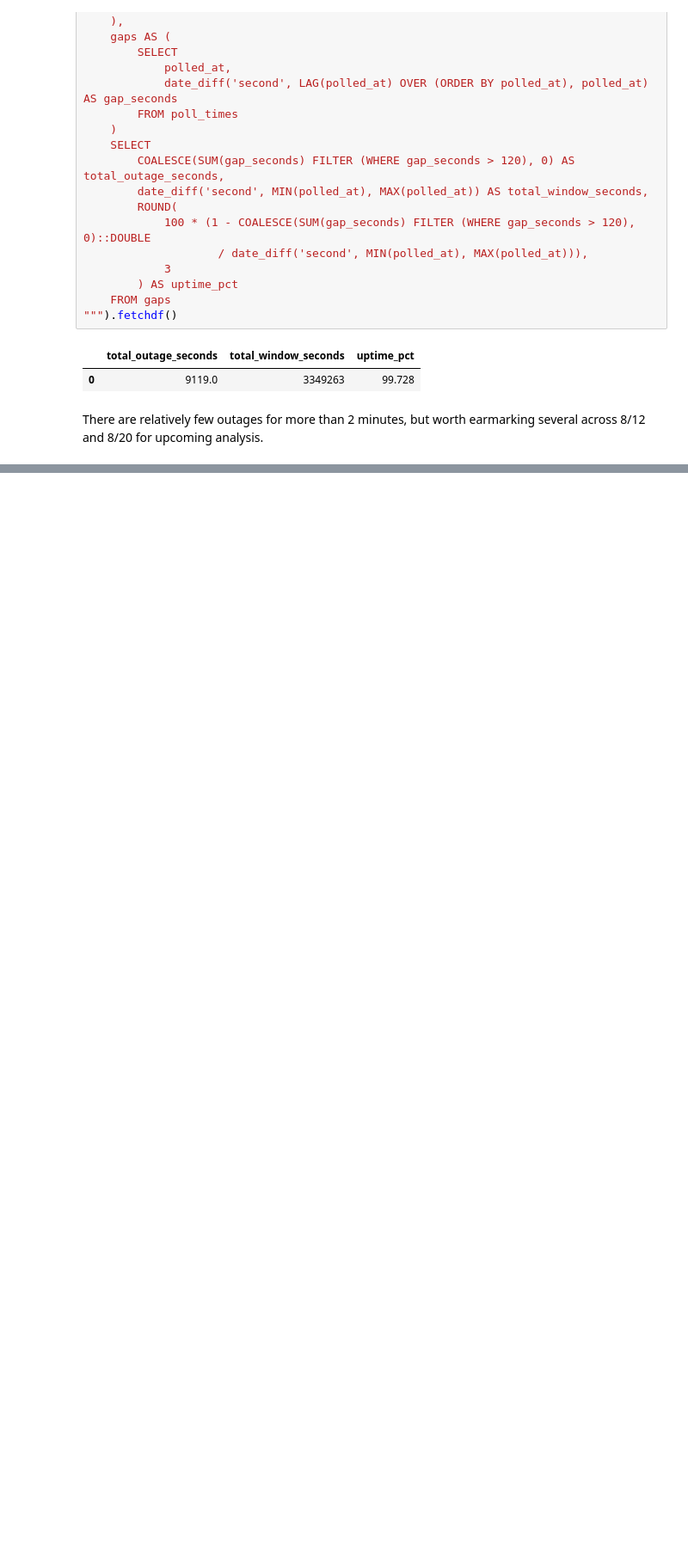
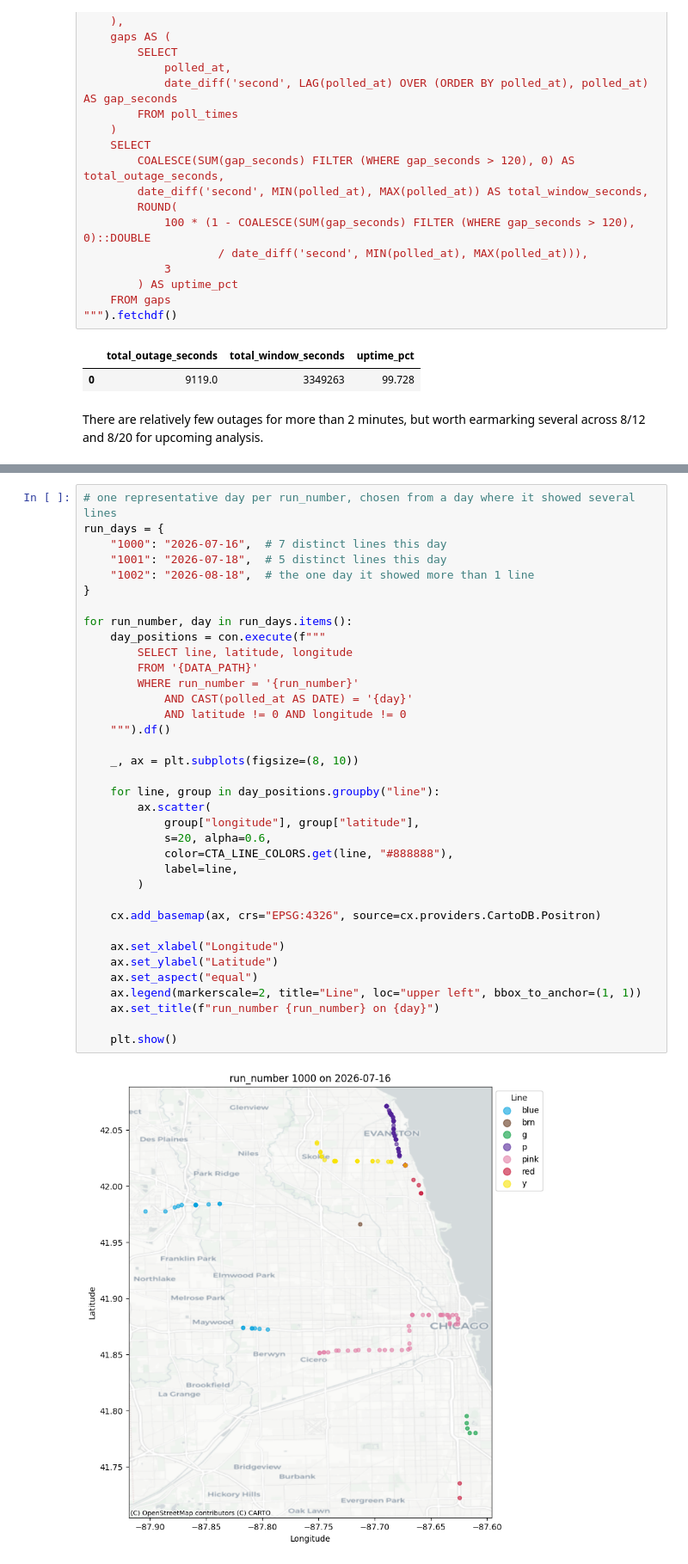
Before and after one commit to alexmstern/cta-data-pipeline, a Jupyter notebook: notebooks/data_quality.ipynb, the cells around one changed output, grey strips where cells are left out. Shown at 86% size. Saved outputs shown, nothing was run; the diff lists cells and outputs as text; blank space fills up the shorter version.

Commit message:
Check delay rates, run number investigation

```diff
--- a/notebooks/data_quality.ipynb
+++ b/notebooks/data_quality.ipynb
@@ -258,0 +373,38 @@ There are relatively few outages for more than 2 minutes, but worth earmarking s
+# %%
+# one representative day per run_number, chosen from a day where it showed several lines
+run_days = {
+    "1000": "2026-07-16",  # 7 distinct lines this day
+    "1001": "2026-07-18",  # 5 distinct lines this day
+    "1002": "2026-08-18",  # the one day it showed more than 1 line
+}
+
+for run_number, day in run_days.items():
+    day_positions = con.execute(f"""
+        SELECT line, latitude, longitude
+        FROM '{DATA_PATH}'
+        WHERE run_number = '{run_number}'
+            AND CAST(polled_at AS DATE) = '{day}'
+            AND latitude != 0 AND longitude != 0
+    """).df()
+
+    _, ax = plt.subplots(figsize=(8, 10))
+
+    for line, group in day_positions.groupby("line"):
+        ax.scatter(
+            group["longitude"], group["latitude"],
+            s=20, alpha=0.6,
+            color=CTA_LINE_COLORS.get(line, "#888888"),
+            label=line,
+        )
+
+    cx.add_basemap(ax, crs="EPSG:4326", source=cx.providers.CartoDB.Positron)
+
+    ax.set_xlabel("Longitude")
+    ax.set_ylabel("Latitude")
+    ax.set_aspect("equal")
+    ax.legend(markerscale=2, title="Line", loc="upper left", bbox_to_anchor=(1, 1))
+    ax.set_title(f"run_number {run_number} on {day}")
+
+    plt.show()
+# %% [output]
+[figure, added]
```
Also changed, not shown: parts of 22 cells of this notebook.
